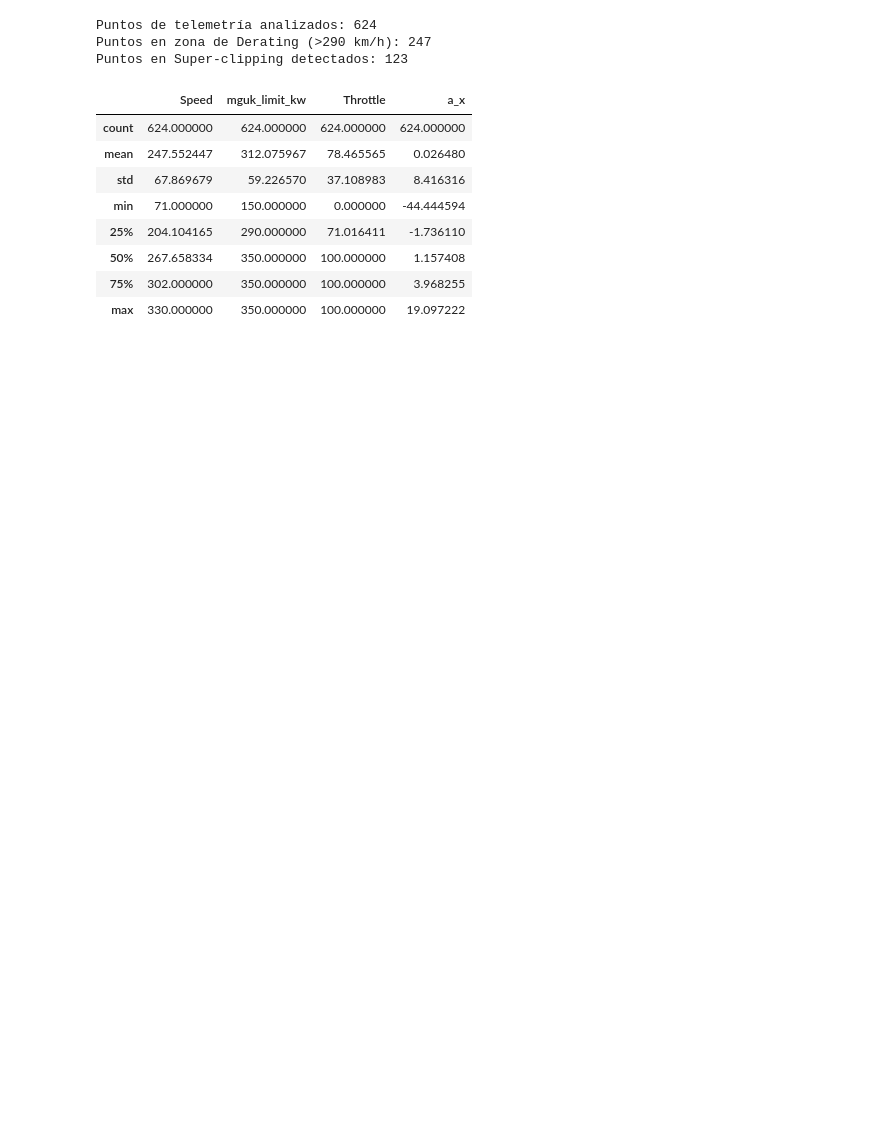
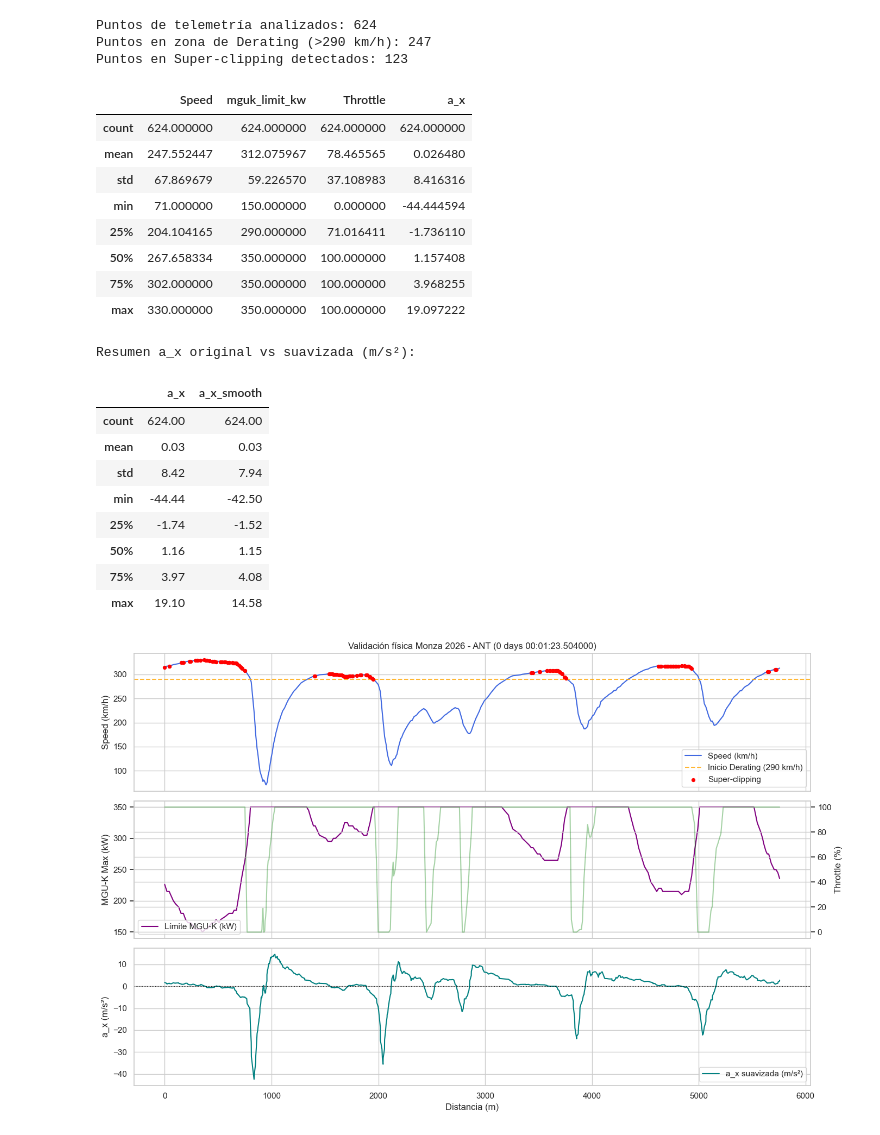
Before and after one commit to BorjaBG/F1-2026-power-unit-ml, a Jupyter notebook: notebook.ipynb, the cells around one changed output. Saved outputs shown, nothing was run; the diff lists cells and outputs as text; code cells hidden in the pictures; blank space fills up the shorter version.

Commit message:
Notebook updated with telemetry cleaning and analysis

```diff
--- a/notebook.ipynb
+++ b/notebook.ipynb
@@ -172,3 +174,51 @@ Puntos en Super-clipping detectados: 123
 | 50% | 267.658334 | 350.000000 | 100.000000 | 1.157408 |
 | 75% | 302.000000 | 350.000000 | 100.000000 | 3.968255 |
 | max | 330.000000 | 350.000000 | 100.000000 | 19.097222 |
+# %%
+# 1. Suavizado ligero para reducir el ruido de muestreo al derivar dv/dt
+df_telemetry["a_x_smooth"] = df_telemetry["a_x"].rolling(window=5, center=True, min_periods=1).mean()
+
+print("Resumen a_x original vs suavizada (m/s²):")
+display(df_telemetry[["a_x", "a_x_smooth"]].describe().round(2))
+
+# 2. Gráfico de validación física de la vuelta
+fig, axes = plt.subplots(3, 1, figsize=(14, 9), sharex=True)
+
+# Velocidad + puntos detectados como super-clipping
+axes[0].plot(df_telemetry["Distance"], df_telemetry["Speed"], color="royalblue", label="Speed (km/h)")
+axes[0].axhline(290, color="orange", linestyle="--", alpha=0.8, label="Inicio Derating (290 km/h)")
+clip_pts = df_telemetry[df_telemetry["super_clipping"]]
+axes[0].scatter(clip_pts["Distance"], clip_pts["Speed"], color="red", s=18, zorder=5, label="Super-clipping")
+axes[0].set_ylabel("Speed (km/h)")
+axes[0].set_title(f"Validación física Monza 2026 - {fastest_lap['Driver']} ({fastest_lap['LapTime']})")
+axes[0].legend(loc="lower right")
+
+# Límite teórico MGU-K (kW) + Throttle (%)
+axes[1].plot(df_telemetry["Distance"], df_telemetry["mguk_limit_kw"], color="purple", label="Límite MGU-K (kW)")
+axes[1].set_ylabel("MGU-K Max (kW)")
+ax1_twin = axes[1].twinx()
+ax1_twin.plot(df_telemetry["Distance"], df_telemetry["Throttle"], color="green", alpha=0.35, label="Throttle (%)")
+ax1_twin.set_ylabel("Throttle (%)")
+axes[1].legend(loc="lower left")
+
+# Aceleración longitudinal suavizada
+axes[2].plot(df_telemetry["Distance"], df_telemetry["a_x_smooth"], color="teal", label="a_x suavizada (m/s²)")
+axes[2].axhline(0, color="black", linewidth=0.8, linestyle=":")
+axes[2].set_ylabel("a_x (m/s²)")
+axes[2].set_xlabel("Distancia (m)")
+axes[2].legend(loc="lower right")
+
+plt.tight_layout()
+plt.show()
+# %% [output]
+Resumen a_x original vs suavizada (m/s²):
+|  | a_x | a_x_smooth |
+| count | 624.00 | 624.00 |
+| mean | 0.03 | 0.03 |
+| std | 8.42 | 7.94 |
+| min | -44.44 | -42.50 |
+| 25% | -1.74 | -1.52 |
+| 50% | 1.16 | 1.15 |
+| 75% | 3.97 | 4.08 |
+| max | 19.10 | 14.58 |
+[figure, added]
```
Also changed, not shown: parts of 11 cells of this notebook.
